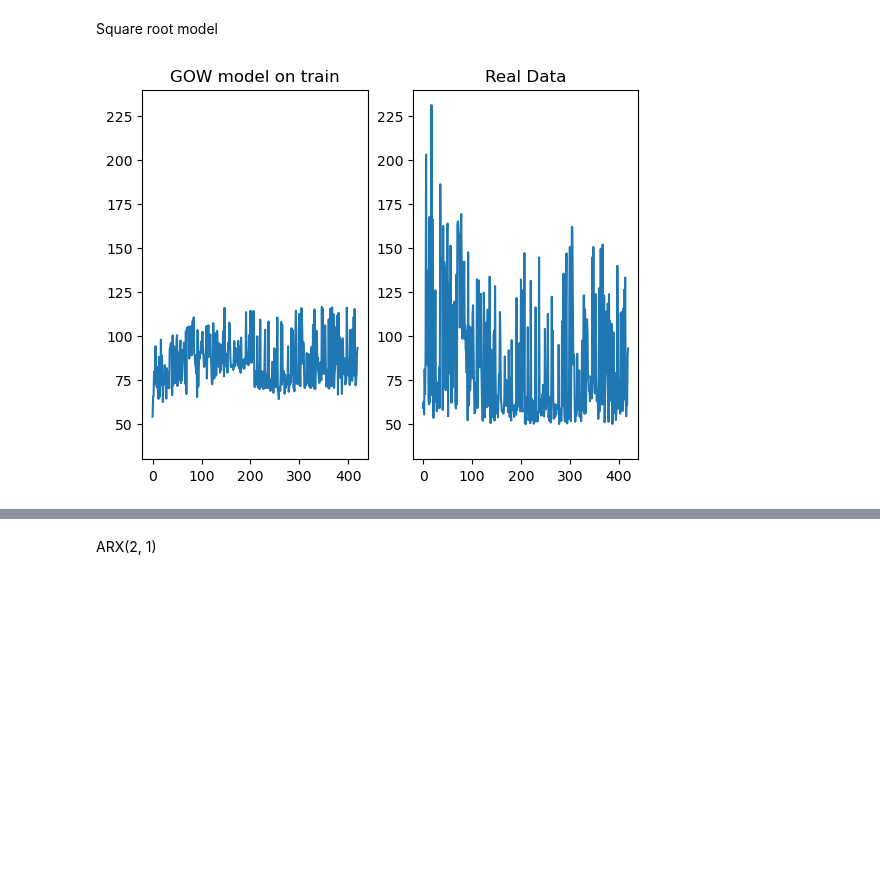
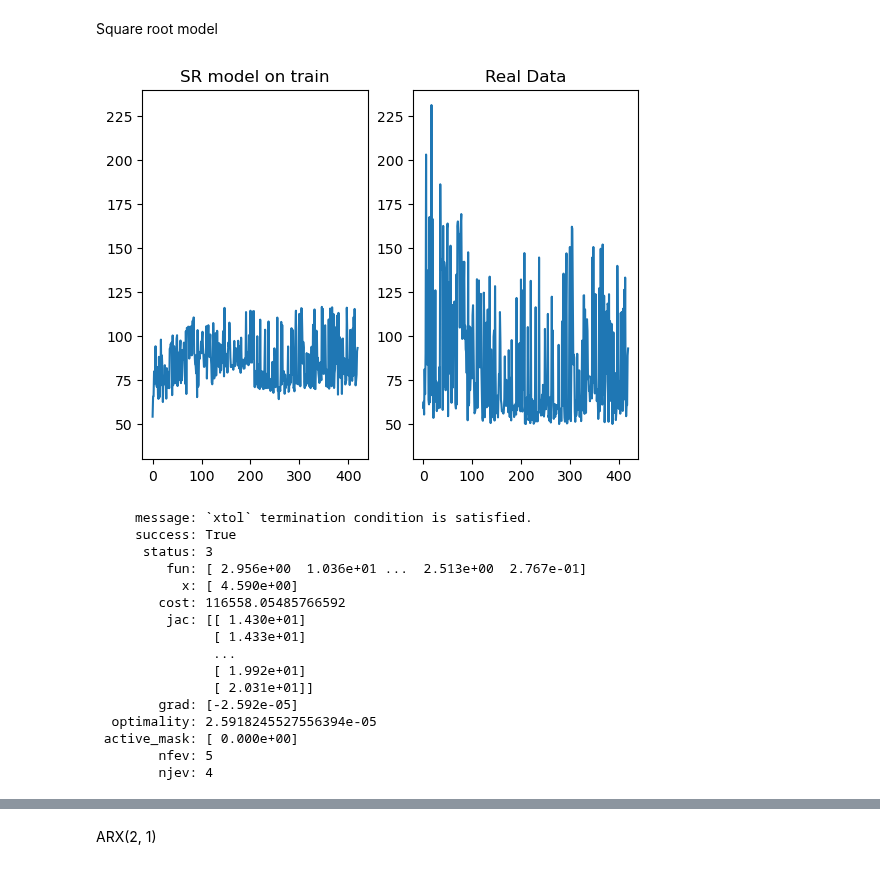
Before and after one commit to VsevolodZaostrovsky/OWModel, a Jupyter notebook: ImpactPrediction/FittingModels.ipynb, the cells around one changed output, grey strips where cells are left out. Saved outputs shown, nothing was run; the diff lists cells and outputs as text; code cells hidden in the pictures; blank space fills up the shorter version.

```diff
--- a/ImpactPrediction/FittingModels.ipynb
+++ b/ImpactPrediction/FittingModels.ipynb
@@ -65,30 +84,46 @@ Square root model
 # %%
 MI = np.array(dQI[' Impact'])
 dQ= np.array(dQI[' DeltaQ'])
 T = np.array(dQI['Time'])
 
 def fun(x, mi: np.array, dq: np.array):
             return x[0] * np.power(dq, 0.5) - mi
 
 res_lsq = least_squares(fun, np.array([1.]), args=(MI[1:], dQ[1:]))
 
 
 Ipred = res_lsq.x[0] * np.power(dQ, 0.5)
 
 plt.figure()
 
 plt.subplot(121)
 plt.plot(np.arange(len(Ipred)), Ipred)
 plt.ylim(30, 240)
-plt.title("GOW model on train")
+plt.title("SR model on train")
 plt.subplot(122)
 plt.plot(np.arange(len(MI)), np.array(MI))
 plt.ylim(30, 240)
 plt.title("Real Data")
 
 plt.show()
 # %% [output]
-[figure, old version]
+[figure, new version]
+     message: `xtol` termination condition is satisfied.
+     success: True
+      status: 3
+         fun: [ 2.956e+00  1.036e+01 ...  2.513e+00  2.767e-01]
+           x: [ 4.590e+00]
+        cost: 116558.05485766592
+         jac: [[ 1.430e+01]
+               [ 1.433e+01]
+               ...
+               [ 1.992e+01]
+               [ 2.031e+01]]
+        grad: [-2.592e-05]
+  optimality: 2.5918245527556394e-05
+ active_mask: [ 0.000e+00]
+        nfev: 5
+        njev: 4
 # %%
 MI = np.array(dQI_test[' Impact'])
 dQ= np.array(dQI_test[' DeltaQ'])
```
Also changed, not shown: parts of 4 cells of this notebook, 2 other files.
